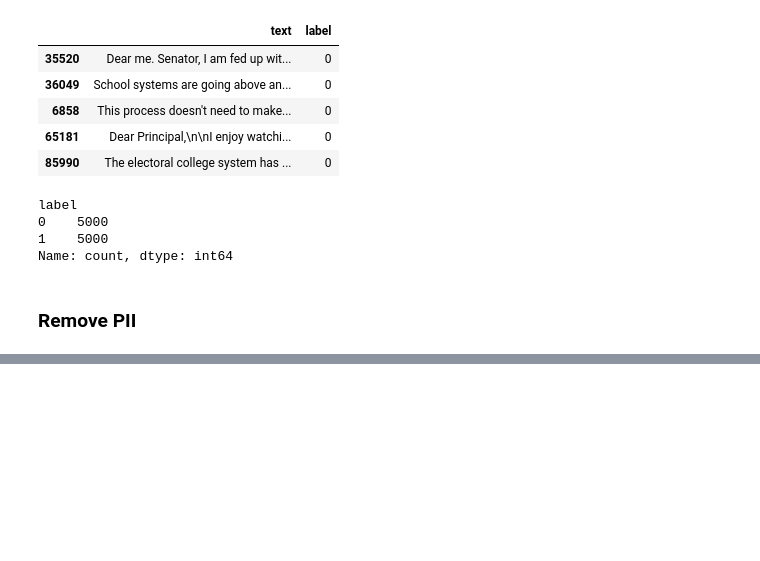
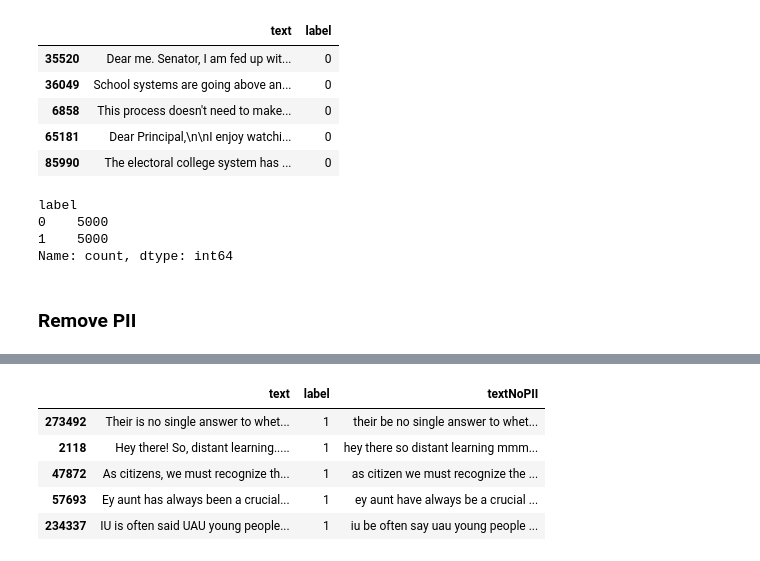
Before and after one commit to olinyoder2534/AIWritingDetector, a Jupyter notebook: AIWritingDetectorCleanData.ipynb, the cells around one changed output, grey strips where cells are left out. Saved outputs shown, nothing was run; the diff lists cells and outputs as text; code cells hidden in the pictures; blank space fills up the shorter version.

```diff
--- a/AIWritingDetectorCleanData.ipynb
+++ b/AIWritingDetectorCleanData.ipynb
@@ -145,22 +145,28 @@ order to load all the package's dependencies. You can do this by selecting the
 # %%
 nlp = spacy.load("en_core_web_lg")
 # %%
-def removePII(text):
-    #Regular expression patterns for emails, phone numbers, and social security numbers
+def preprocess(text):
+    #lowercase, remove newline
+    text = text.replace('\n', ' ').replace('\r', ' ').lower()
+
+    #regex for email, phone, ssn
     email_pattern = r'[\w\.-]+@[\w\.-]+'
     phone_pattern = r'\b(?:\+?(\d{1,3}))?[-.\s(]*(\d{3})[-.\s)]*(\d{3})[-.\s]*(\d{4})(?:\s*x(\d+))?\b'
-    ssn_pattern = r'\b\d{3}-\d{2}-\d{4}\b|\bXXX-XX-XXXX\b'
+    ssn_pattern = r'\b\d{3}-\d{2}-\d{4}\b|\bxxx-xx-xxxx\b'
 
-    #Remove emails, phone numbers, and social security numbers
+    #remove email, phone, ssn
     text = re.sub(email_pattern, '', text)
     text = re.sub(phone_pattern, '', text)
     text = re.sub(ssn_pattern, '', text)
 
+    #remove names, punctuation, return lemma
     doc = nlp(text)
     filtered_tokens = []
-    for ent in doc.ents:
-        if ent.label_ == "PERSON":
+    for token in doc:
+        if token.ent_type_ == "PERSON" or token.is_punct:
             continue
-        filtered_tokens.append(ent.text)
+        filtered_tokens.append(token.lemma_)
+
+    text = " ".join(filtered_tokens)
 
     return " ".join(filtered_tokens)
@@ -167,2 +179,2 @@ def removePII(text):
 # %%
-trainNew['textNoPII'] = trainNew['text'].apply(removePII)
+trainNew['textNoPII'] = trainNew['text'].apply(preprocess)
@@ -180,2 +180,0 @@ def clean(text):
-# %%
-trainNew['textClean'] = trainNew['textNoPII'].apply(clean)
@@ -194,3 +195,13 @@ files.download('testClean.csv')
 # %% [output]
 [interactive output not drawn]
 [interactive output not drawn]
+# %%
+trainNew.head()
+trainNew.tail()
+# %% [output]
+|  | text | label | textNoPII |
+| 273492 | Their is no single answer to whet... | 1 | their be no single answer to whet... |
+| 2118 | Hey there! So, distant learning..... | 1 | hey there so distant learning mmm... |
+| 47872 | As citizens, we must recognize th... | 1 | as citizen we must recognize the ... |
+| 57693 | Ey aunt has always been a crucial... | 1 | ey aunt have always be a crucial ... |
+| 234337 | IU is often said UAU young people... | 1 | iu be often say uau young people ... |
```
Also changed, not shown: parts of 6 cells of this notebook.
